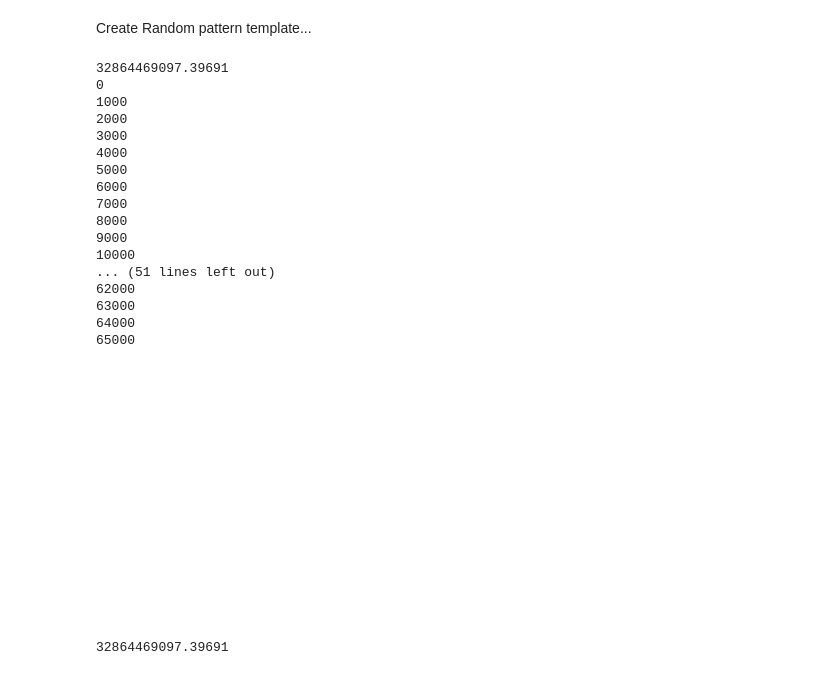
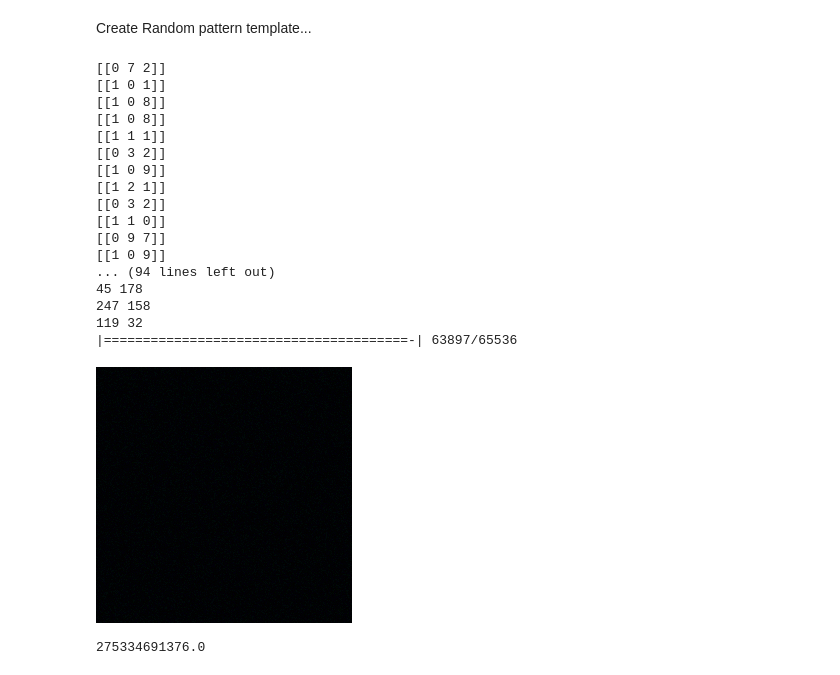
Before and after one commit to Clamarche/Intersect.Beta, a Jupyter notebook: securePhoto_notebooks.ipynb, the cells around one changed output. Cells and saved outputs as stored; diff of their text form; code cells hidden in the pictures.

Commit message:
Add progress bar to the encoding and beginning the decoding

```diff
--- a/securePhoto_notebooks.ipynb
+++ b/securePhoto_notebooks.ipynb
@@ -366,63 +366,91 @@ With that method I can create a way to add randomness and constancy.
 !echo 'key:1234567890' >> ./fade256.png
 # %% [markdown]
 Create Random pattern template...
+# %%
+def progressbar(progress, qty):
+  progressbar_width=40
+
+  if progress > qty:
+    progress = qty
+
+  i = progress*progressbar_width//qty
+  progress = '='*i
+  remain = '-'*(progressbar_width-i)
+  info = '| {}/{}'.format(i*qty//progressbar_width,qty)
+
+  print('\r', end='', flush=True)
+  print('|', end='', flush=True)
+  if i < (progressbar_width*10)//100:
+    print('\033[35m', end='', flush=True)
+  elif i < (progressbar_width*50)//100:
+    print('\033[31m', end='', flush=True)
+  elif i < (progressbar_width*90)//100:
+    print('\033[33m', end='', flush=True)
+  else:
+    print('\033[32m', end='', flush=True)
+  print(progress+'\033[0m'+remain+info, end='', flush=True)
+
+  return
 # %%
 # Create low modification template
 def lomod_random_template(content, size):
   """
-
+  Create a picture with a message inside encoded
   :return: key for the random seed
   """
   key = time.monotonic()*31415926//1
-  print(key)
   random.seed(key)
   # Create the array for the picture
   data = np.zeros((len(content), 1, 3), dtype=np.uint8)
 
   for i in range(len(content)):
     val=ord(content[i])
     #print(val)
     data[i]=[val//100, (val%100)//10, val%10]
-    #print(data[i])
+    print(data[i])
 
   picture = np.zeros((size[0], size[1], 3), dtype=np.uint8)
   # A grid to valid the insertion of data
   valid_grid = np.zeros((size[0], size[1], 1), dtype=np.uint8)
 
   finish_result = size[0]*size[1]
   message_i=0
   while np.sum(valid_grid) != finish_result:
     i = random.randrange(0,256,1)
     j = random.randrange(0,256,1)
+    if message_i < 40:
+      print(i,j)
     if valid_grid[i,j] == 0:
+      if message_i%1000 == 0 and message_i >= 40:
+        progressbar(message_i,finish_result)
       valid_grid[i,j] = 1 # Make the space checked
-      picture[i,j]=[255,255,255] #data[message_i%len(content)] # transfer the data
+      picture[i,j] = data[message_i%len(content)] # transfer the data
       message_i += 1 # increment the data transfer counter
 
   image = pil.Image.fromarray(picture)
   image.save('lomod_random_template.png')
   display(Image('lomod_random_template.png'))
   return key
 
 key = lomod_random_template('Hello my name is ricardo montoya. You kill my father. Prepare to die!', [256, 256])
 print(key)
 # %% [output]
-32864469097.39691
-0
-1000
-2000
-3000
-4000
-5000
-6000
-7000
-8000
-9000
-10000
-... (51 lines left out)
-62000
-63000
-64000
-65000
+[[0 7 2]]
+[[1 0 1]]
+[[1 0 8]]
+[[1 0 8]]
+[[1 1 1]]
+[[0 3 2]]
+[[1 0 9]]
+[[1 2 1]]
+[[0 3 2]]
+[[1 1 0]]
+[[0 9 7]]
+[[1 0 9]]
+... (94 lines left out)
+45 178
+247 158
+119 32
+|=======================================-| 63897/65536
-[figure, old version]
+[figure, new version]
-32864469097.39691
+275334691376.0
```
Also changed, not shown: parts of 5 cells of this notebook.
